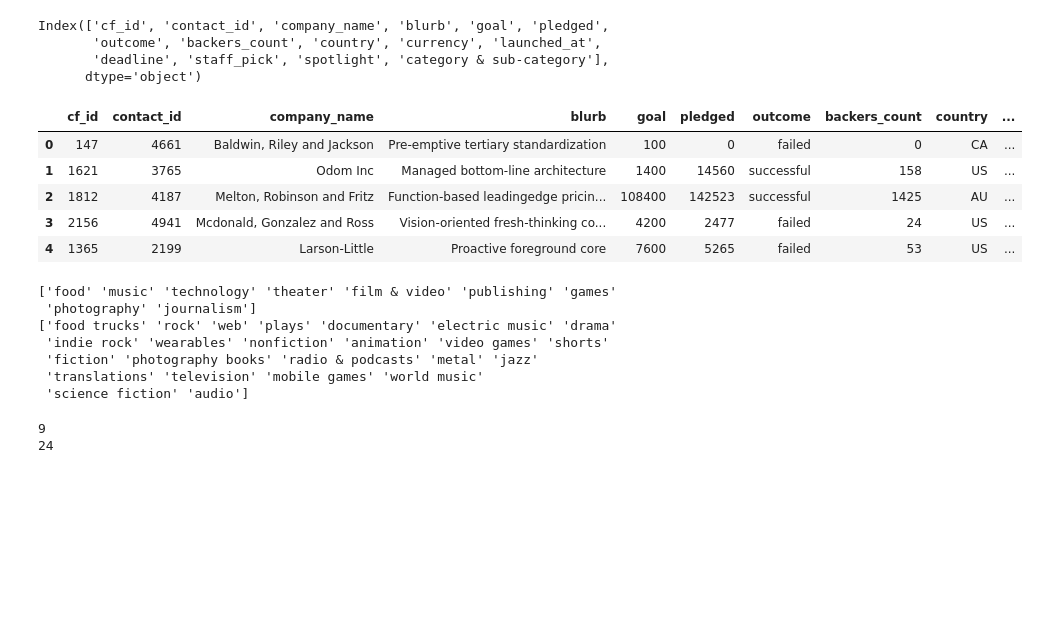
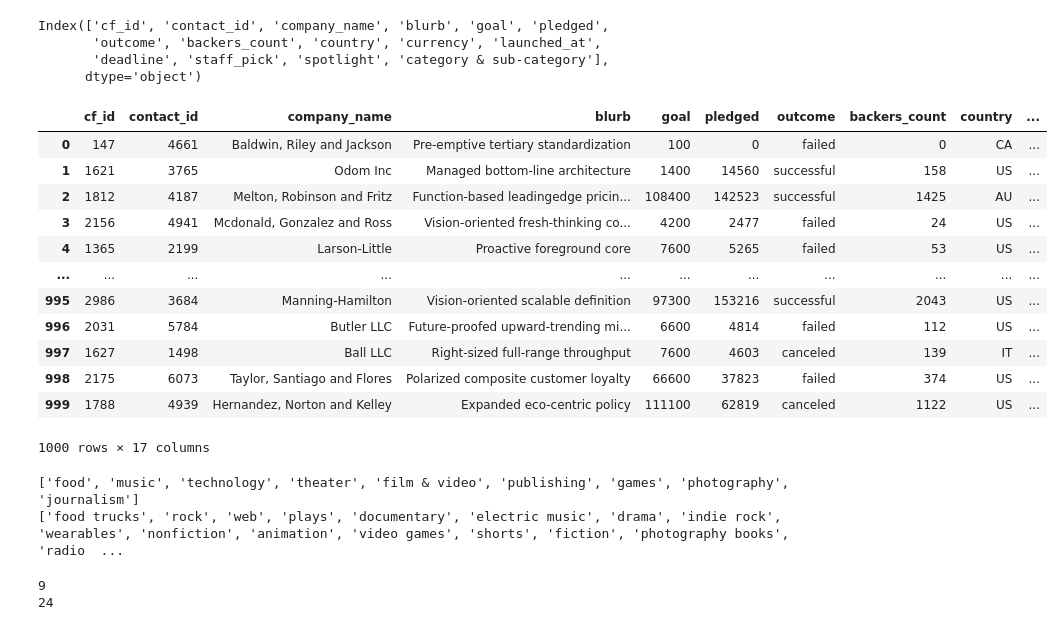
Before and after one commit to ajoyg/Crowdfunding_ETL, a Jupyter notebook: ETL_Mini_Project_AGopalkrishna.ipynb, the cells around one changed output. Cells and saved outputs as stored; diff of their text form; code cells hidden in the pictures; blank space fills up the shorter version.

Commit message:
Added the campaign cleanup ETL, generated campaign.csv, category.csv, subcategory.csv

```diff
--- a/ETL_Mini_Project_AGopalkrishna.ipynb
+++ b/ETL_Mini_Project_AGopalkrishna.ipynb
@@ -61,27 +61,31 @@ Index(['cf_id', 'contact_id', 'company_name', 'blurb', 'goal', 'pledged',
       dtype='object')
 # %%
 # Assign the category and subcategory values to category and subcategory columns.
+crowdfunding_info_df[['category','subcategory']] = crowdfunding_info_df['category & sub-category'].str.split("/",n=2,expand=True)
+crowdfunding_info_df
 # %% [output]
 |  | cf_id | contact_id | company_name | blurb | goal | pledged | outcome | backers_count | country | ... |
 | 0 | 147 | 4661 | Baldwin, Riley and Jackson | Pre-emptive tertiary standardization | 100 | 0 | failed | 0 | CA | ... |
 | 1 | 1621 | 3765 | Odom Inc | Managed bottom-line architecture | 1400 | 14560 | successful | 158 | US | ... |
 | 2 | 1812 | 4187 | Melton, Robinson and Fritz | Function-based leadingedge pricin... | 108400 | 142523 | successful | 1425 | AU | ... |
 | 3 | 2156 | 4941 | Mcdonald, Gonzalez and Ross | Vision-oriented fresh-thinking co... | 4200 | 2477 | failed | 24 | US | ... |
 | 4 | 1365 | 2199 | Larson-Little | Proactive foreground core | 7600 | 5265 | failed | 53 | US | ... |
+| ... | ... | ... | ... | ... | ... | ... | ... | ... | ... | ... |
+| 995 | 2986 | 3684 | Manning-Hamilton | Vision-oriented scalable definition | 97300 | 153216 | successful | 2043 | US | ... |
+| 996 | 2031 | 5784 | Butler LLC | Future-proofed upward-trending mi... | 6600 | 4814 | failed | 112 | US | ... |
+| 997 | 1627 | 1498 | Ball LLC | Right-sized full-range throughput | 7600 | 4603 | canceled | 139 | IT | ... |
+| 998 | 2175 | 6073 | Taylor, Santiago and Flores | Polarized composite customer loyalty | 66600 | 37823 | failed | 374 | US | ... |
+| 999 | 1788 | 4939 | Hernandez, Norton and Kelley | Expanded eco-centric policy | 111100 | 62819 | canceled | 1122 | US | ... |
+1000 rows × 17 columns
 # %%
 # Get the unique categories and subcategories in separate lists.
-
-
+categories = list(crowdfunding_info_df['category'].unique())
+subcategories = list(crowdfunding_info_df['subcategory'].unique())
 print(categories)
 print(subcategories)
 # %% [output]
-['food' 'music' 'technology' 'theater' 'film & video' 'publishing' 'games'
- 'photography' 'journalism']
-['food trucks' 'rock' 'web' 'plays' 'documentary' 'electric music' 'drama'
- 'indie rock' 'wearables' 'nonfiction' 'animation' 'video games' 'shorts'
- 'fiction' 'photography books' 'radio & podcasts' 'metal' 'jazz'
- 'translations' 'television' 'mobile games' 'world music'
- 'science fiction' 'audio']
+['food', 'music', 'technology', 'theater', 'film & video', 'publishing', 'games', 'photography', 'journalism']
+['food trucks', 'rock', 'web', 'plays', 'documentary', 'electric music', 'drama', 'indie rock', 'wearables', 'nonfiction', 'animation', 'video games', 'shorts', 'fiction', 'photography books', 'radio  ...
 # %%
 # Get the number of distinct values in the categories and subcategories lists.
 print(len(categories))
```
Also changed, not shown: parts of 12 cells of this notebook, 3 other files.
